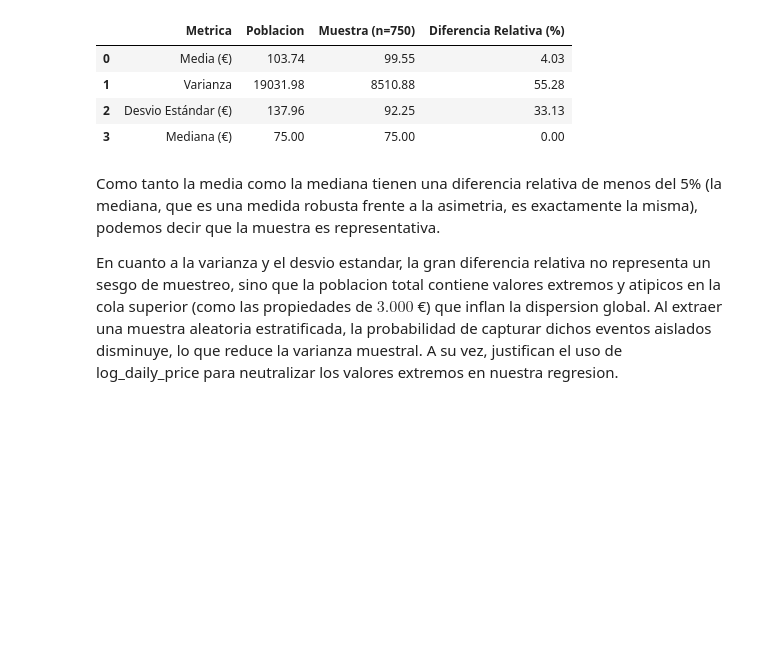
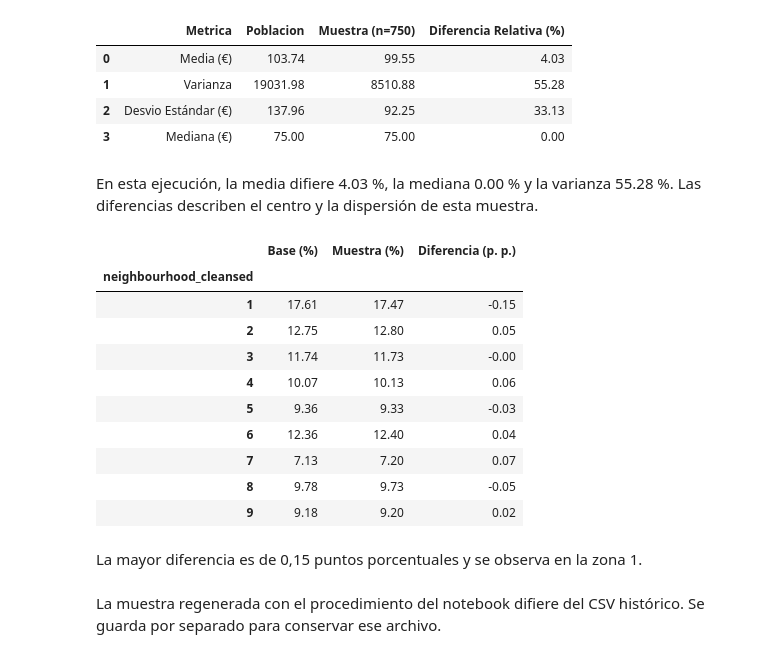
Before and after one commit to santidrelew/tp-mpg, a Jupyter notebook: notebooks/02_extraccion_muestra.ipynb, the cells around one changed output. Cells and saved outputs as stored; diff of their text form; code cells hidden in the pictures; blank space fills up the shorter version.

```diff
--- a/notebooks/02_extraccion_muestra.ipynb
+++ b/notebooks/02_extraccion_muestra.ipynb
@@ -38,13 +38,17 @@ Vamos a hacer un muestreo estratificado tomando como estrato la variable neighbo
 N_MUESTRA = 750
 fraccion = N_MUESTRA / len(df)
 
-df_muestra = df.groupby("neighbourhood_cleansed", group_keys=False).apply(
-    lambda x: x.sample(frac=fraccion, random_state=42)
-)
+df_muestra = pd.concat([
+    grupo.sample(frac=fraccion, random_state=42)
+    for _, grupo in df.groupby("neighbourhood_cleansed", sort=True)
+])
 
 # Redondeamos
 if len(df_muestra) > N_MUESTRA:
   df_muestra = df_muestra.sample(n=N_MUESTRA, random_state=42)
+
+assert len(df_muestra) == N_MUESTRA
+assert "neighbourhood_cleansed" in df_muestra.columns
 # %%
 TARGET = "daily_price"
 
@@ -101,8 +105,32 @@ display(tabla_validacion)
 | 2 | Desvio Estándar (€) | 137.96 | 92.25 | 33.13 |
 | 3 | Mediana (€) | 75.00 | 75.00 | 0.00 |
 # %% [markdown]
-Como tanto la media como la mediana tienen una diferencia relativa de menos del 5% (la mediana, que es una medida robusta frente a la asimetria, es exactamente la misma), podemos decir que la muestra es representativa.
-
-En cuanto a la varianza y el desvio estandar, la gran diferencia relativa no representa un sesgo de muestreo, sino que la poblacion total contiene valores extremos y atipicos en la cola superior (como las propiedades de $3.000$ €) que inflan la dispersion global. Al extraer una muestra aleatoria estratificada, la probabilidad de capturar dichos eventos aislados disminuye, lo que reduce la varianza muestral. A su vez, justifican el uso de log_daily_price para neutralizar los valores extremos en nuestra regresion.
+En esta ejecución, la media difiere 4.03 %, la mediana 0.00 % y la varianza 55.28 %. Las diferencias describen el centro y la dispersión de esta muestra.
+# %%
+zona = "neighbourhood_cleansed"
+proporciones = pd.DataFrame({
+    "Base (%)": df[zona].value_counts(normalize=True) * 100,
+    "Muestra (%)": df_muestra[zona].value_counts(normalize=True) * 100,
+}).fillna(0).sort_index()
+proporciones["Diferencia (p. p.)"] = (
+    proporciones["Muestra (%)"] - proporciones["Base (%)"]
+)
+display(proporciones.round(2))
+# %% [output]
+|  | Base (%) | Muestra (%) | Diferencia (p. p.) |
+| neighbourhood_cleansed |  |  |  |
+| 1 | 17.61 | 17.47 | -0.15 |
+| 2 | 12.75 | 12.80 | 0.05 |
+| 3 | 11.74 | 11.73 | -0.00 |
+| 4 | 10.07 | 10.13 | 0.06 |
+| 5 | 9.36 | 9.33 | -0.03 |
+| 6 | 12.36 | 12.40 | 0.04 |
+| 7 | 7.13 | 7.20 | 0.07 |
+| 8 | 9.78 | 9.73 | -0.05 |
+| 9 | 9.18 | 9.20 | 0.02 |
+# %% [markdown]
+La mayor diferencia es de 0,15 puntos porcentuales y se observa en la zona 1.
+# %% [markdown]
+La muestra regenerada con el procedimiento del notebook difiere del CSV histórico. Se guarda por separado para conservar ese archivo.
 # %%
 # Guardamos la muestra
```
Also changed, not shown: parts of 9 cells of this notebook, 5 other files.
